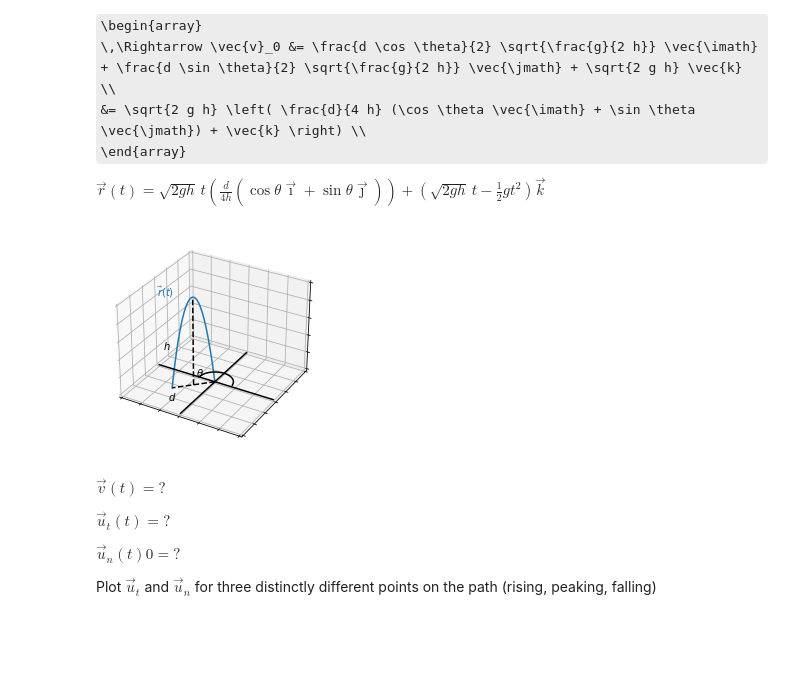
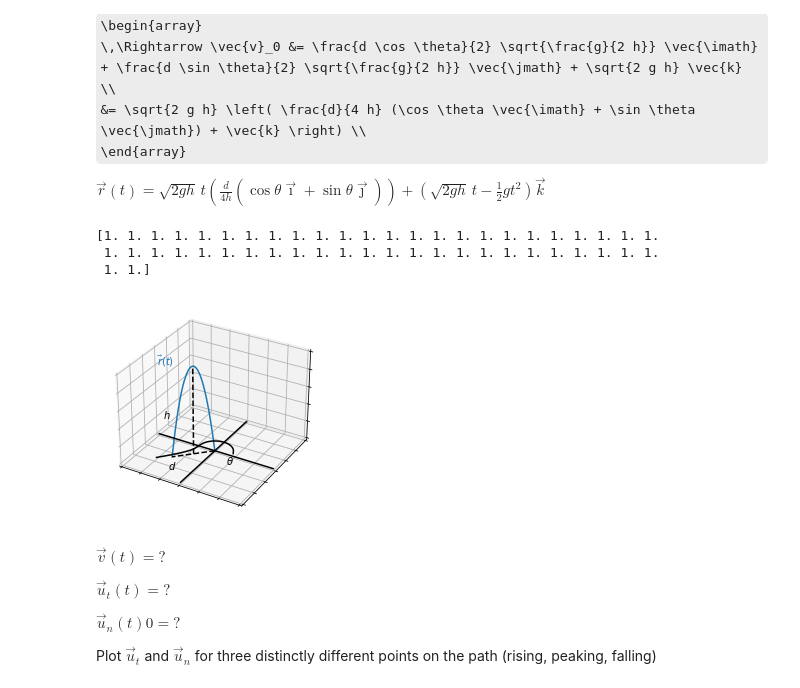
Before and after one commit to MIND-and-MATTER/Luccas_Michael_Dynamics, a Jupyter notebook: Curvilinear Motion.ipynb, the cells around one changed output. Drawn from its saved outputs; the diff is of its cells as text; code cells hidden in the pictures; some formulas as TeX source; blank space fills up the shorter version.

```diff
--- a/Curvilinear Motion.ipynb
+++ b/Curvilinear Motion.ipynb
@@ -98,36 +98,46 @@ acceleration = np.array([0., 0., acceleration_due_to_gravity])
 positions = np.outer(initial_position, np.ones(len(times))) + \
             np.outer(initial_velocity, times) + \
             0.5 * np.outer(acceleration, times**2)
 ax.plot(positions[0], positions[1], positions[2])
 ax.text(1.1*range_distance*np.cos(azimuth), 1.1*range_distance*np.sin(azimuth), 1.1*height, r'$\vec{r}(t)$', color='#1f77b4', ha='center', va='center')
 
 # Range segment
 ax.plot(positions[0], positions[1], np.zeros(len(positions[0])), color='k', linestyle='--')
 ax.text(range_distance*np.cos(azimuth), range_distance*np.sin(azimuth), -0.1*height, r'$d$', ha='center', va='center')
 # Height segment
 ax.plot(0.5*range_distance*np.cos(azimuth)*np.ones(len(positions[0])),
         0.5*range_distance*np.sin(azimuth)*np.ones(len(positions[0])),
         np.linspace(0., height, num=len(positions[0])), color='k', linestyle='--')
 ax.text(1.1*range_distance*np.cos(azimuth), 1.1*range_distance*np.sin(azimuth), 0.5*height, r'$h$', ha='center', va='center')
 # x-axis
 ax.plot([plt.xlim()[0],plt.xlim()[1]], [0., 0.], [0., 0.], color='k')
 # y-axis
 ax.plot([0., 0.], [plt.ylim()[0],plt.ylim()[1]], [0., 0.], color='k')
 # azimuth arc
-arc_radius = 0.3*range_distance/np.cos(azimuth)
+arc_radius = abs(0.3*range_distance/np.cos(azimuth))
 arc_x_values = np.linspace((arc_radius/0.3)*np.cos(azimuth), arc_radius)
-arc_y_values = np.sqrt(arc_radius**2 + (-1)*(arc_x_values**2))
+arc_y_values = np.linspace(1,1,50)
 
+for i in range(1,50):
+    temp_y_value = (arc_radius**2 - arc_x_values[i-1]**2)
+    if temp_y_value >= 0.0:
+        arc_y_values[i-1] = np.sqrt(temp_y_value)
+
+    else:
+        arc_y_values[i-1] = -1 * np.sqrt(abs(temp_y_value))
 
 ax.plot(arc_x_values, arc_y_values, color='k')
 ax.text(1.2*arc_radius, 0.5*1.2*arc_radius*np.sin(azimuth), 0.0*height, r'$\theta$', ha='center', va='center')
 # Turn off ticks
 ax.xaxis.set_ticklabels([])
 ax.yaxis.set_ticklabels([])
 ax.zaxis.set_ticklabels([])
 plt.show()
 # %% [output]
+[1. 1. 1. 1. 1. 1. 1. 1. 1. 1. 1. 1. 1. 1. 1. 1. 1. 1. 1. 1. 1. 1. 1. 1.
+ 1. 1. 1. 1. 1. 1. 1. 1. 1. 1. 1. 1. 1. 1. 1. 1. 1. 1. 1. 1. 1. 1. 1. 1.
+ 1. 1.]
-[figure, old version]
+[figure, new version]
 # %% [markdown]
 $\vec{v}(t) = ? $
 
```
